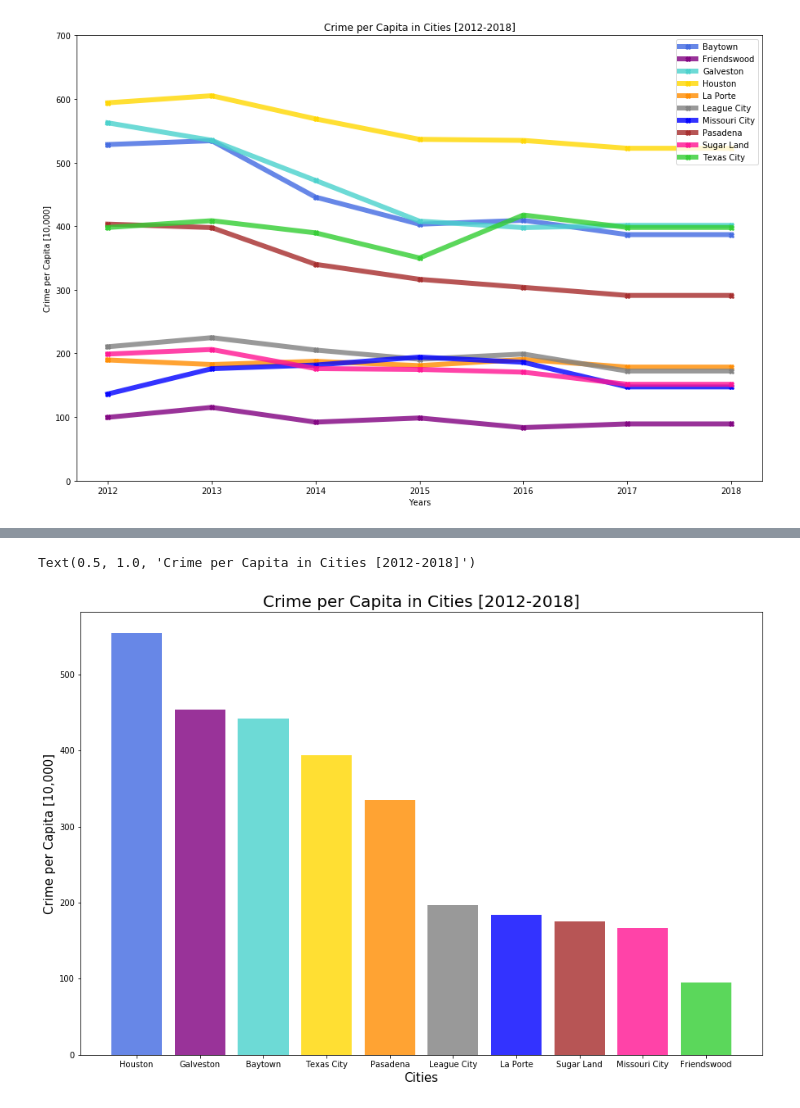
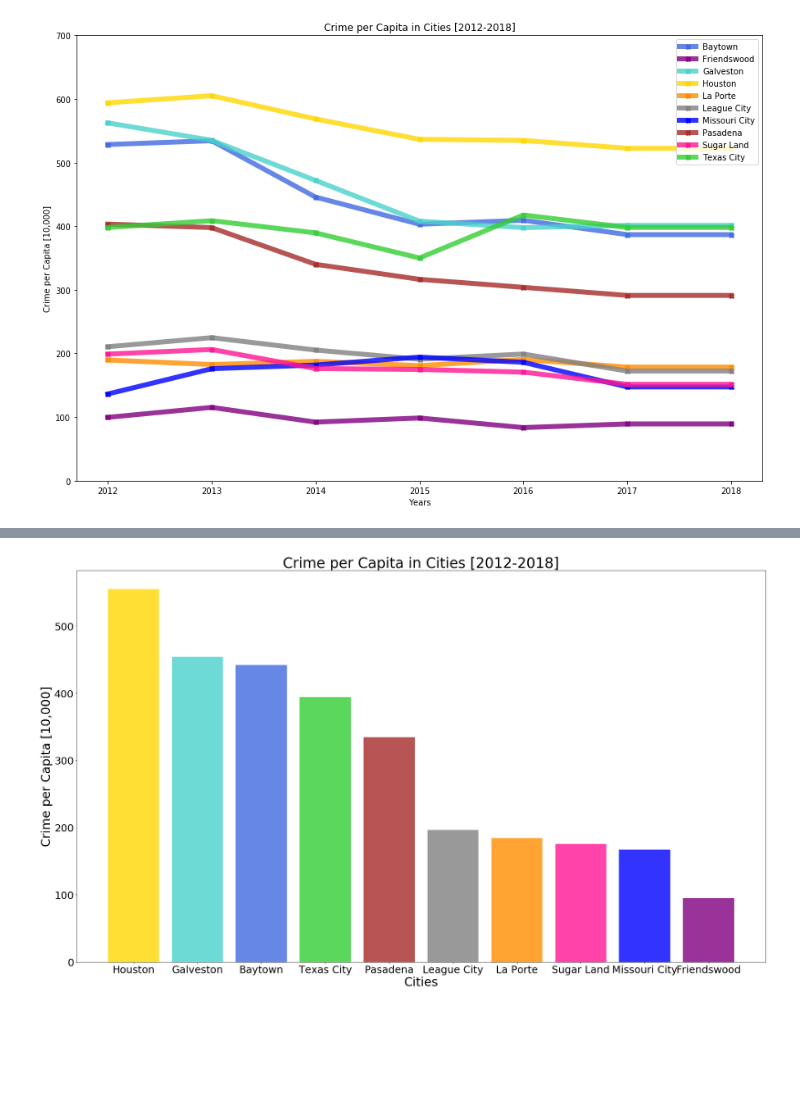
Before and after one commit to andresocorro/project_1, a Jupyter notebook: src_files/CrimeData.ipynb, the cells around one changed output, grey strips where cells are left out. Saved outputs shown, nothing was run; the diff lists cells and outputs as text; code cells hidden in the pictures; blank space fills up the shorter version.

```diff
--- a/src_files/CrimeData.ipynb
+++ b/src_files/CrimeData.ipynb
@@ -230,7 +230,8 @@ for city in city_list:
 geo_crime_df = pd.DataFrame({'City': city_list,
                              'Total Crime Per Capita [10,000]': total_lst,
                              'Violent Crime Per Capita [10,000]': violent_lst,
-                             'Property Crime Per Capita [10,000]': property_lst})
+                             'Property Crime Per Capita [10,000]': property_lst,
+                             'Color': colors})
 
 output_geo = os.path.join("..","Resources","geo_crime_df.csv")
 geo_crime_df.to_csv(output_geo, index=False)
@@ -241,14 +256,20 @@ geo_crime_df = geo_crime_df.reset_index(drop=True)
 # %%
-plt.figure(figsize =(15,10))
+# Plot total crime per city over 2012-2018 period
+plt.figure(figsize =(25,15))
 
-plt.bar(x=geo_crime_df['City'], height=geo_crime_df['Total Crime Per Capita [10,000]'], color = colors , alpha=.8, align='center')
+plt.bar(x=geo_crime_df['City'], height=geo_crime_df['Total Crime Per Capita [10,000]'], color = geo_crime_df['Color'] , alpha=.8, align='center')
 
-plt.xlabel("Cities", fontsize=15)
-plt.ylabel("Crime per Capita [10,000]", fontsize=15)
-plt.title("Crime per Capita in Cities [2012-2018]", fontsize=20)
+plt.xlabel("Cities", fontsize=30)
+plt.ylabel("Crime per Capita [10,000]", fontsize=30)
+plt.title("Crime per Capita in Cities [2012-2018]", fontsize=35)
+plt.xticks(fontsize=25)
+plt.yticks(fontsize=25)
+plt.tight_layout()
+
+test_drawing = os.path.join("..",'Images','Crime_Bar.png')
+plt.savefig(test_drawing)
 # %% [output]
-Text(0.5, 1.0, 'Crime per Capita in Cities [2012-2018]')
-[figure, old version]
+[figure, new version]
 # %%
 # Set index as cities to graph with Pandas
 geo_crime_df = geo_crime_df.set_index('City')
```
Also changed, not shown: parts of 5 cells of this notebook, 3 other files.
